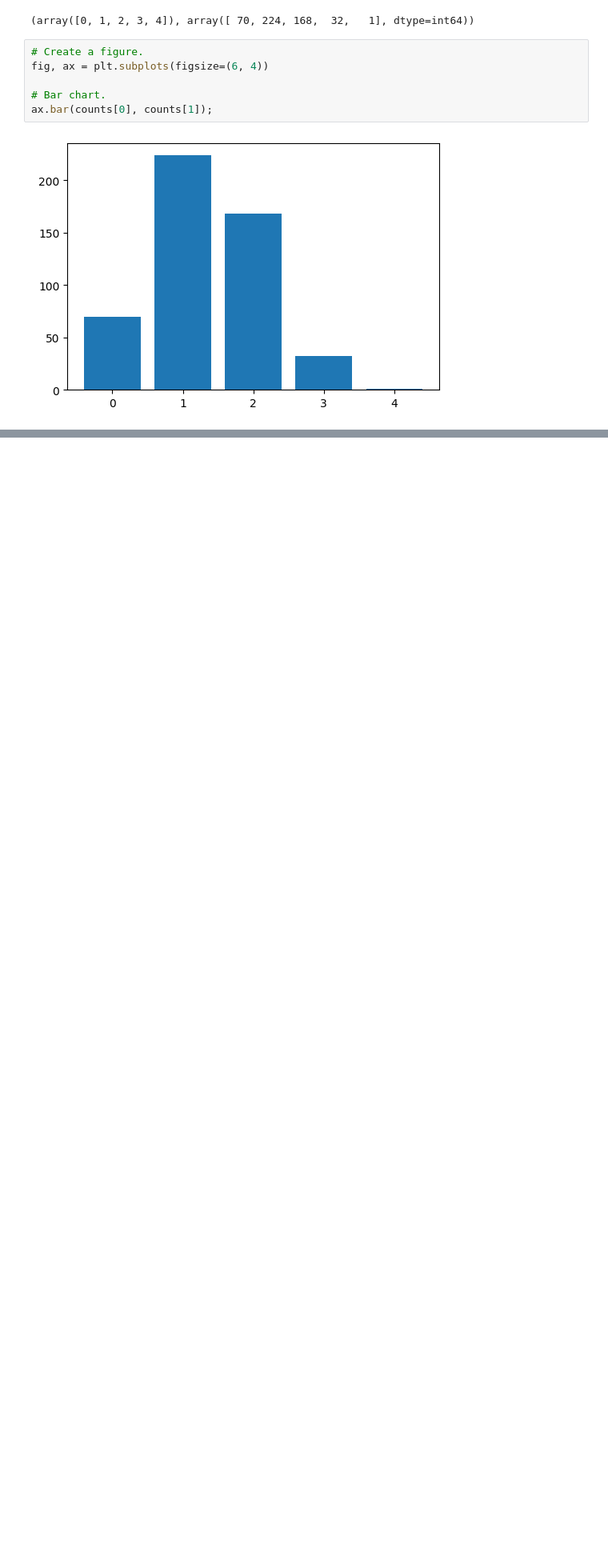
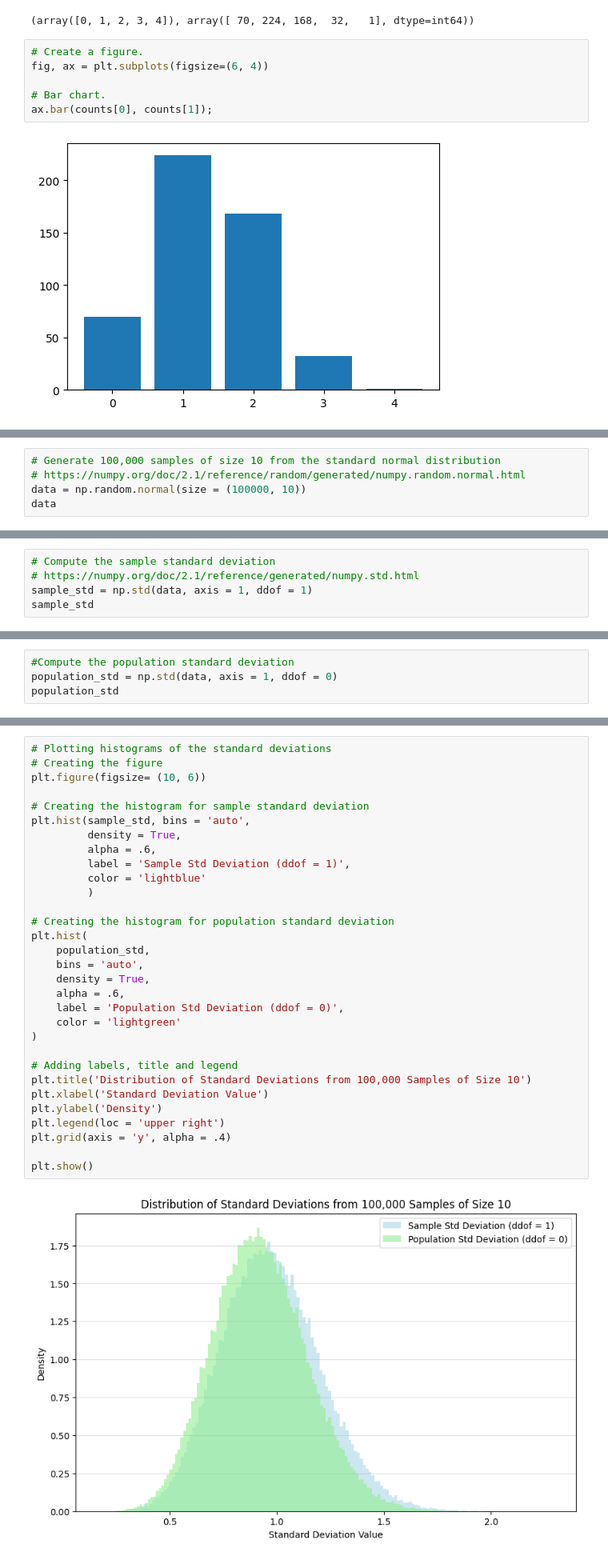
Before and after one commit to NiallRussell/Applied-Statistics, a Jupyter notebook: problems.ipynb, the cells around one changed output, grey strips where cells are left out. Shown: that part at 80% size. Cells and saved outputs as stored; diff of their text form; blank space fills up the shorter version.

Commit message:
start normal distribution

```diff
--- a/problems.ipynb
+++ b/problems.ipynb
@@ -274,0 +277,5 @@ ax.bar(counts[0], counts[1]);
+# %%
+# Generate 100,000 samples of size 10 from the standard normal distribution
+# https://numpy.org/doc/2.1/reference/random/generated/numpy.random.normal.html
+data = np.random.normal(size = (100000, 10))
+data
@@ -274,0 +296,5 @@ ax.bar(counts[0], counts[1]);
+# %%
+# Compute the sample standard deviation
+# https://numpy.org/doc/2.1/reference/generated/numpy.std.html
+sample_std = np.std(data, axis = 1, ddof = 1)
+sample_std
@@ -274,0 +304,4 @@ ax.bar(counts[0], counts[1]);
+# %%
+#Compute the population standard deviation
+population_std = np.std(data, axis = 1, ddof = 0)
+population_std
@@ -274,0 +311,33 @@ ax.bar(counts[0], counts[1]);
+# %%
+# Plotting histograms of the standard deviations
+# Creating the figure
+plt.figure(figsize= (10, 6))
+
+# Creating the histogram for sample standard deviation
+plt.hist(sample_std, bins = 'auto',
+         density = True,
+         alpha = .6,
+         label = 'Sample Std Deviation (ddof = 1)',
+         color = 'lightblue'
+         )
+
+# Creating the histogram for population standard deviation
+plt.hist(
+    population_std,
+    bins = 'auto',
+    density = True,
+    alpha = .6,
+    label = 'Population Std Deviation (ddof = 0)',
+    color = 'lightgreen'
+)
+
+# Adding labels, title and legend
+plt.title('Distribution of Standard Deviations from 100,000 Samples of Size 10')
+plt.xlabel('Standard Deviation Value')
+plt.ylabel('Density')
+plt.legend(loc = 'upper right')
+plt.grid(axis = 'y', alpha = .4)
+
+plt.show()
+# %% [output]
+[figure, added]
```
Also changed, not shown: parts of 4 cells of this notebook, 1 other file.
